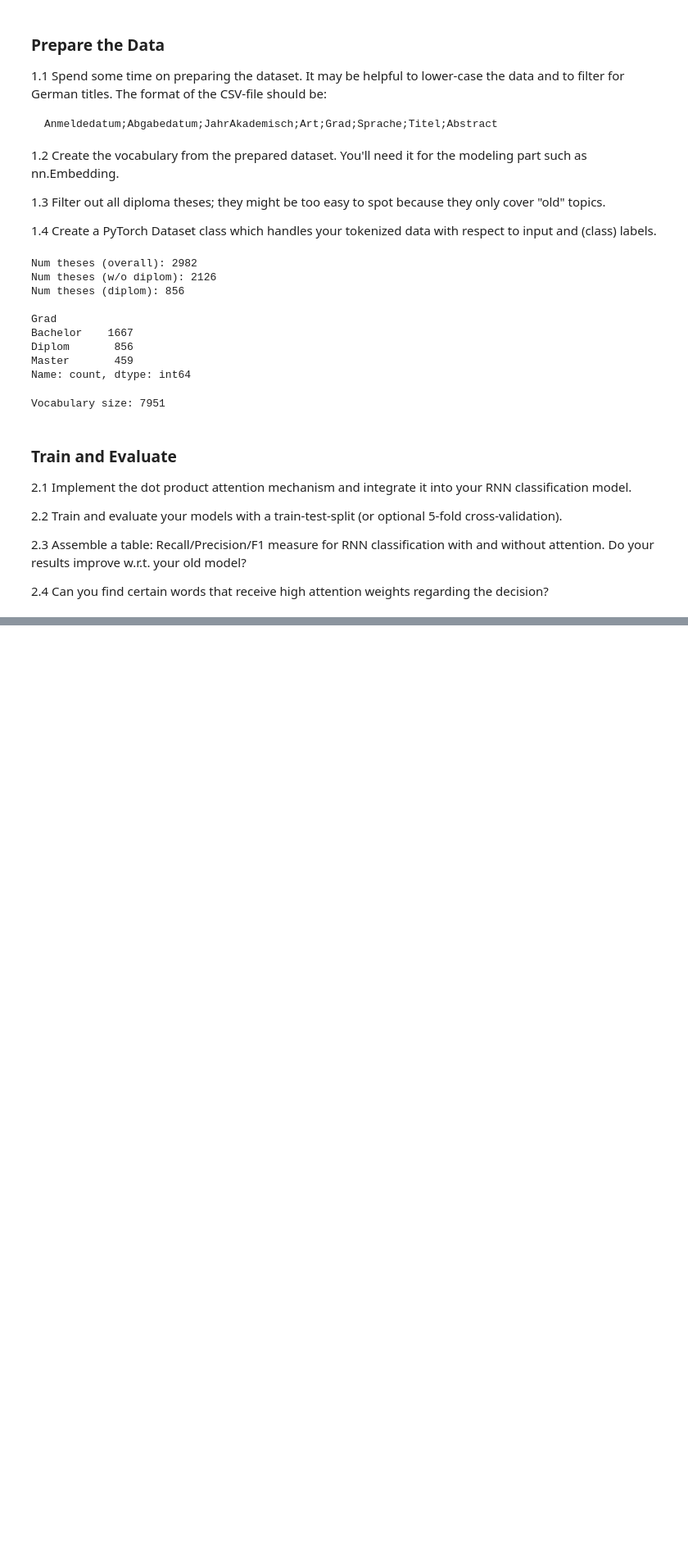
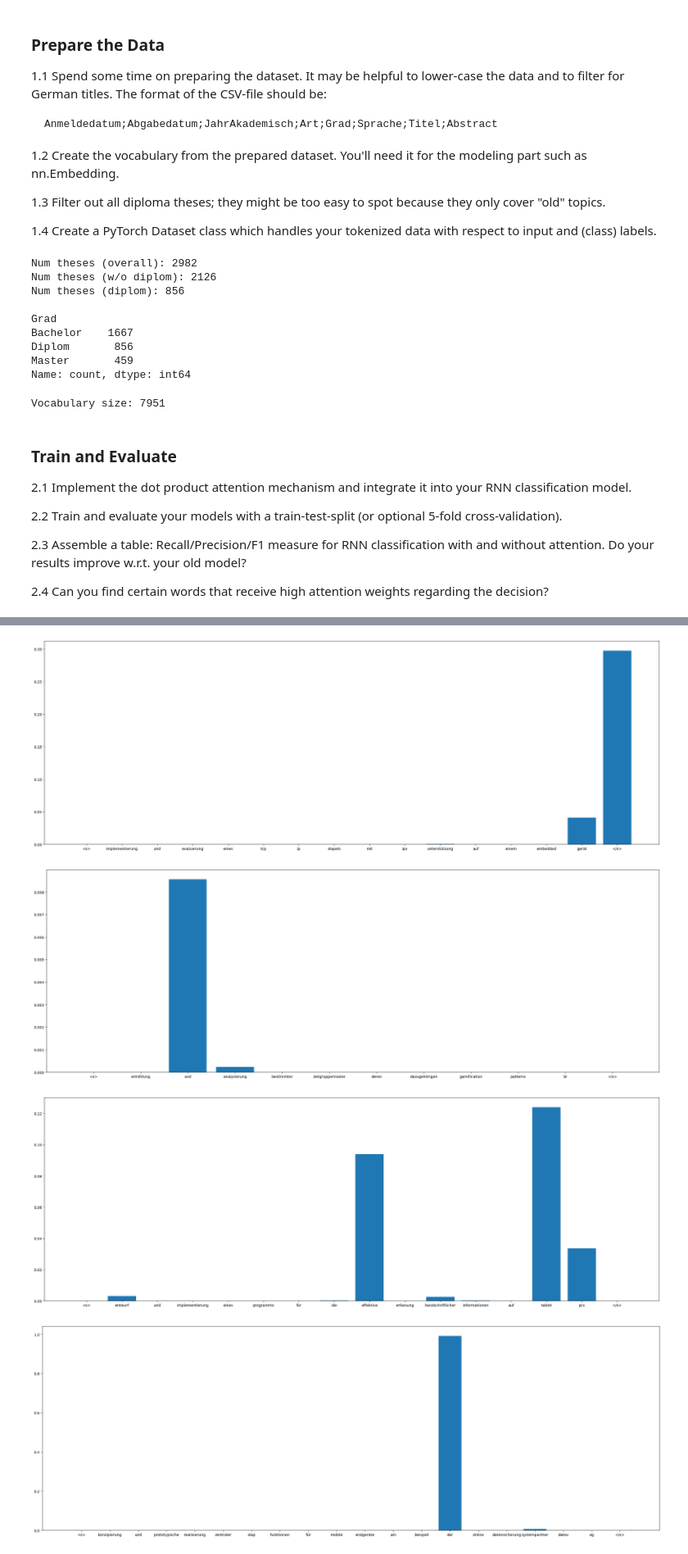
Before and after one commit to LukasKifmann/seqlrn-assignments, a Jupyter notebook: 6-nnet_attn/1-rnn_attn_title.ipynb, the cells around one changed output, grey strips where cells are left out. Shown at 82% size. Drawn from its saved outputs; the diff is of its cells as text; code cells hidden in the pictures; blank space fills up the shorter version.

Commit message:
implemented attention visualisazion

```diff
--- a/6-nnet_attn/1-rnn_attn_title.ipynb
+++ b/6-nnet_attn/1-rnn_attn_title.ipynb
@@ -321,7 +349,7 @@ def train(model: nn.Module, dataloader: DataLoader, criterion: Callable[[torch.T
 
 ### YOUR CODE HERE
 
-def eval(model: nn.Module, dataloader: DataLoader, criterion: Callable[[torch.Tensor, torch.Tensor], torch.Tensor], device: torch.device, return_attn_dict=False):
+def eval(model: nn.Module, dataloader: DataLoader, criterion: Callable[[torch.Tensor, torch.Tensor], torch.Tensor], device: torch.device, return_attn_dict=False) -> Optional[torch.Tensor]:
     batch_count = len(dataloader)
     running_loss = 0.0
     Y_pred = []
@@ -350,7 +378,14 @@ def eval(model: nn.Module, dataloader: DataLoader, criterion: Callable[[torch.Te
     print(f"  recall scores:    {rec.tolist()}")
     print(f"  F1 scores:        {f1.tolist()}")
     if return_attn_dict:
-        return attention_scores
+        max_len = max(x.shape[1] for x in attention_scores)
+        return torch.cat([
+            torch.hstack([
+                scores[:, 0, :],
+                torch.zeros((scores.shape[0], max_len - scores.shape[2]), dtype=scores.dtype)
+            ])
+            for scores in attention_scores
+        ], 0)
 
 ### END YOUR CODE
 # %%
@@ -417,7 +452,7 @@ for e in range(EPOCHS):
     train(model_with_attention, dataloader_train, criterion, optimizer, torch.device(DEVICE))
 
 print("evaluating model...")
-attention_scores: list[torch.Tensor] = eval(model_with_attention, dataloader_test, criterion, torch.device(DEVICE), True) # type: ignore
+attention_scores: torch.Tensor = eval(model_with_attention, dataloader_test, criterion, torch.device(DEVICE), True) # type: ignore
 
 ### END YOUR CODE
 # %% [output]
@@ -441,8 +476,20 @@ training epoch 3/30...
 # %%
 ### TODO: 2.4 Visualize the attention weights
 
 ### YOUR CODE HERE
 
+NUM_VISUALISATIONS = 10
 
+for i in range(NUM_VISUALISATIONS):
+    text = data_samples[train_idcs[i]]
+    scores = attention_scores[i, :len(text)]
+    plt.figure(figsize=(30, 10))
+    plt.bar(text, scores.numpy())
+    plt.show()
 
 ### END YOUR CODE
+# %% [output]
+[figure, added]
+[figure, added]
+[figure, added]
+[figure, added]
```
Also changed, not shown: parts of 4 cells of this notebook, 2 other files.
